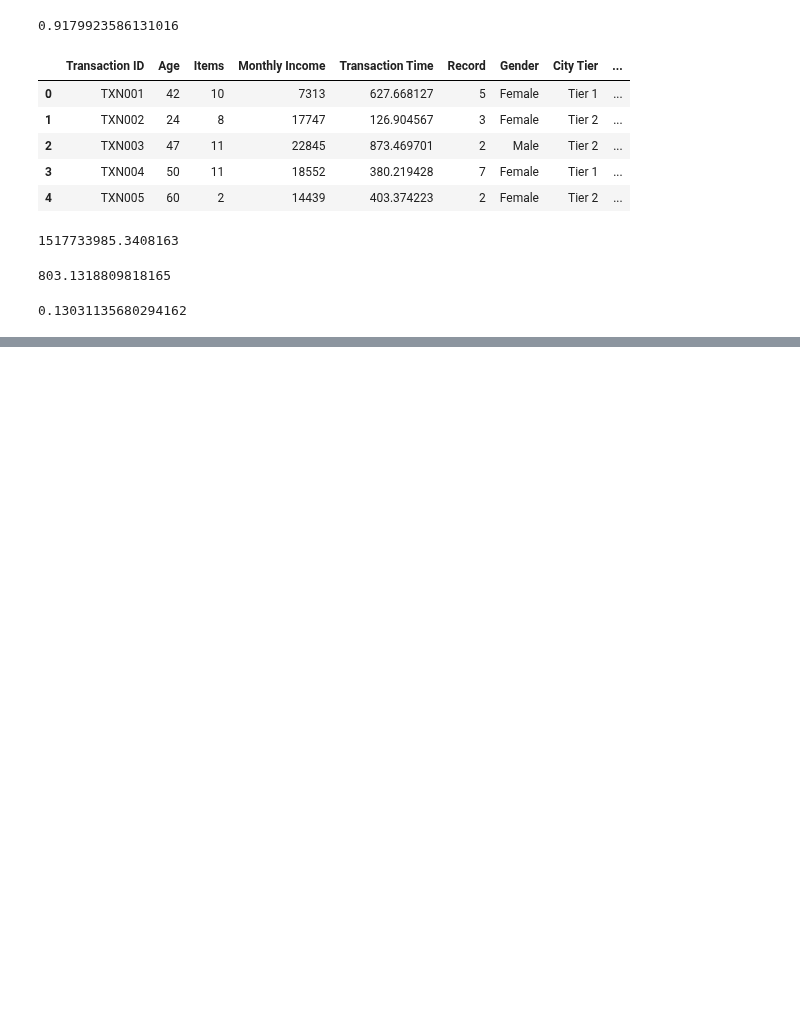
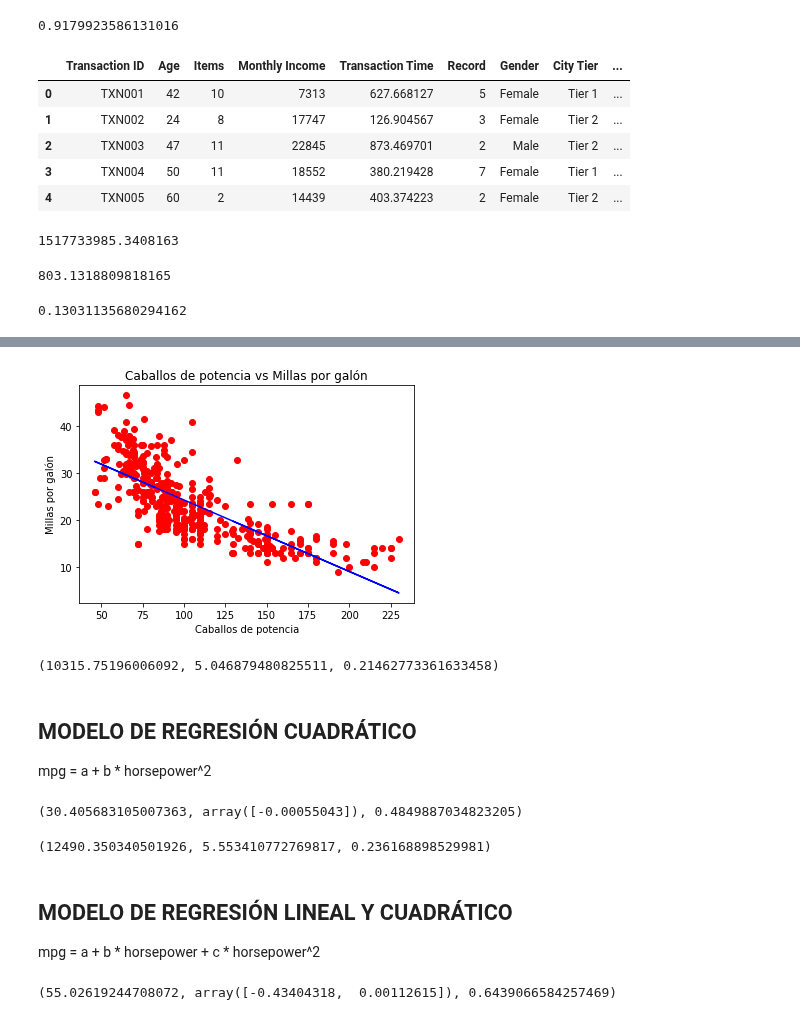
Before and after one commit to javilledo/MachineLearning, a Jupyter notebook: notebooks/t04_05_linear_regression_problemas_con_regresión_lineal.ipynb, the cells around one changed output, grey strips where cells are left out. Cells and saved outputs as stored; diff of their text form; code cells hidden in the pictures; blank space fills up the shorter version.

```diff
--- a/notebooks/t04_05_linear_regression_problemas_con_regresión_lineal.ipynb
+++ b/notebooks/t04_05_linear_regression_problemas_con_regresión_lineal.ipynb
@@ -116,0 +253,36 @@ error
+# %%
+plt.plot(data_auto['horsepower'], data_auto['mpg'], 'ro')
+plt.xlabel('Caballos de potencia')
+plt.ylabel('Millas por galón')
+plt.title('Caballos de potencia vs Millas por galón')
+plt.plot(X, lm.predict(X), color='blue')
+plt.show()
+# %% [output]
+[figure, added]
+# %%
+SSD = np.sum((Y-lm.predict(X))**2)
+RSE = np.sqrt(SSD/(len(X)-1))
+error = RSE / Y.mean()
+SSD, RSE, error
+# %% [output]
+(10315.75196006092, 5.046879480825511, 0.21462773361633458)
+# %% [markdown]
+## MODELO DE REGRESIÓN CUADRÁTICO
+mpg = a + b * horsepower^2
+# %%
+X = pd.DataFrame(data_auto['horsepower']**2)
+Y = data_auto['mpg']
+lm = LinearRegression().fit(X,Y)
+lm.intercept_, lm.coef_,lm.score(X,Y)
+# %% [output]
+(30.405683105007363, array([-0.00055043]), 0.4849887034823205)
+# %%
+SSD = np.sum((Y-lm.predict(X))**2)
+RSE = np.sqrt(SSD/(len(X)-1))
+error = RSE / Y.mean()
+SSD, RSE, error
+# %% [output]
+(12490.350340501926, 5.553410772769817, 0.236168898529981)
+# %% [markdown]
+## MODELO DE REGRESIÓN LINEAL Y CUADRÁTICO
+mpg = a + b * horsepower + c * horsepower^2
@@ -116,0 +292,9 @@ error
+# %%
+#haciéndolo como antes...
+X = pd.DataFrame(data_auto['horsepower'])
+X['horsepower^2'] = X['horsepower']**2
+Y = data_auto['mpg']
+lm = LinearRegression().fit(X,Y)
+lm.intercept_, lm.coef_,lm.score(X,Y)
+# %% [output]
+(55.02619244708072, array([-0.43404318,  0.00112615]), 0.6439066584257469)
```
Also changed, not shown: parts of 28 cells of this notebook.
